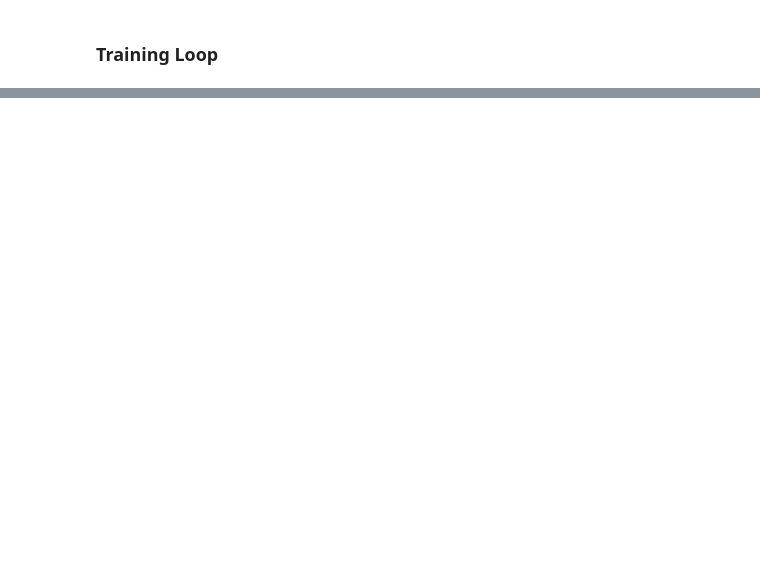
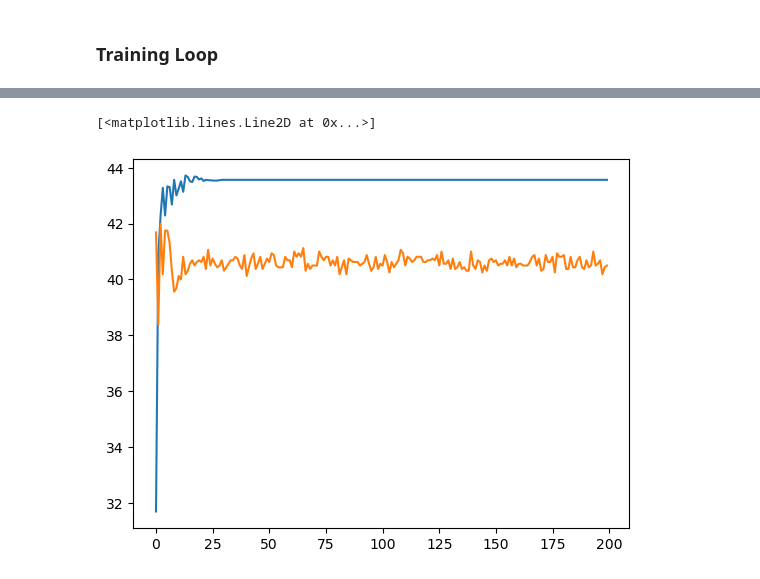
Before and after one commit to hcccccz/torch_tutor, a Jupyter notebook: surname/surname.ipynb, the cells around one changed output, grey strips where cells are left out. Saved outputs shown, nothing was run; the diff lists cells and outputs as text; code cells hidden in the pictures; blank space fills up the shorter version.

```diff
--- a/surname/surname.ipynb
+++ b/surname/surname.ipynb
@@ -45,7 +46,7 @@ class Vocabulary(object):
     def add_token(self, token):
 
         try:
-            index = self._token_to_idx(token)
+            index = self._token_to_idx[token]
         except:
             index = len(self._token_to_idx)
             self._token_to_idx[token] = index
@@ -284,7 +286,7 @@ args =Namespace(
     save_dir="/home/hc/TORCH_TUTOR/surname",
     hidden_dim=300,
     seed=1337,
-    num_epochs=100,
+    num_epochs=200,
     early_stopping_criteria=5,
     learning_rate=0.001,
     batch_size=64,
@@ -398,4 +337,0 @@ sorted(class_count.items(),key=sort_key)
-# %%
-batch_generator = generate_batches(dataset=dataset, batch_size=4,shuffle=True,drop_last=True)
-for batch_index, batch_dict in enumerate(batch_generator):
-    print(batch_index)
@@ -403,0 +432,6 @@ IndexError: index 77 is out of bounds for axis 0 with size 77
+# %%
+plt.plot(range(200),train_state['train_acc'])
+plt.plot(range(200),train_state['val_acc'])
+# %% [output]
+[<matplotlib.lines.Line2D at 0x...>]
+[figure, added]
```
Also changed, not shown: parts of 10 cells of this notebook.
